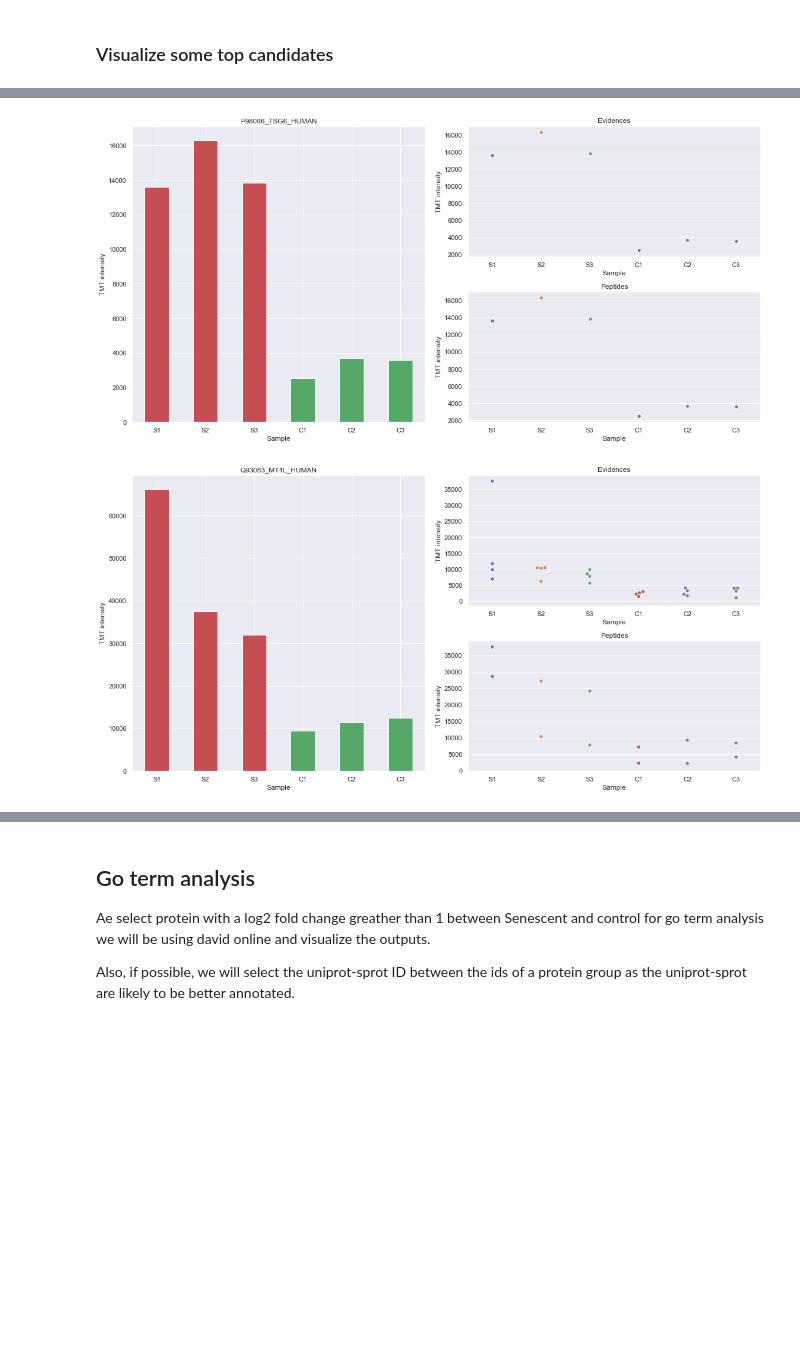
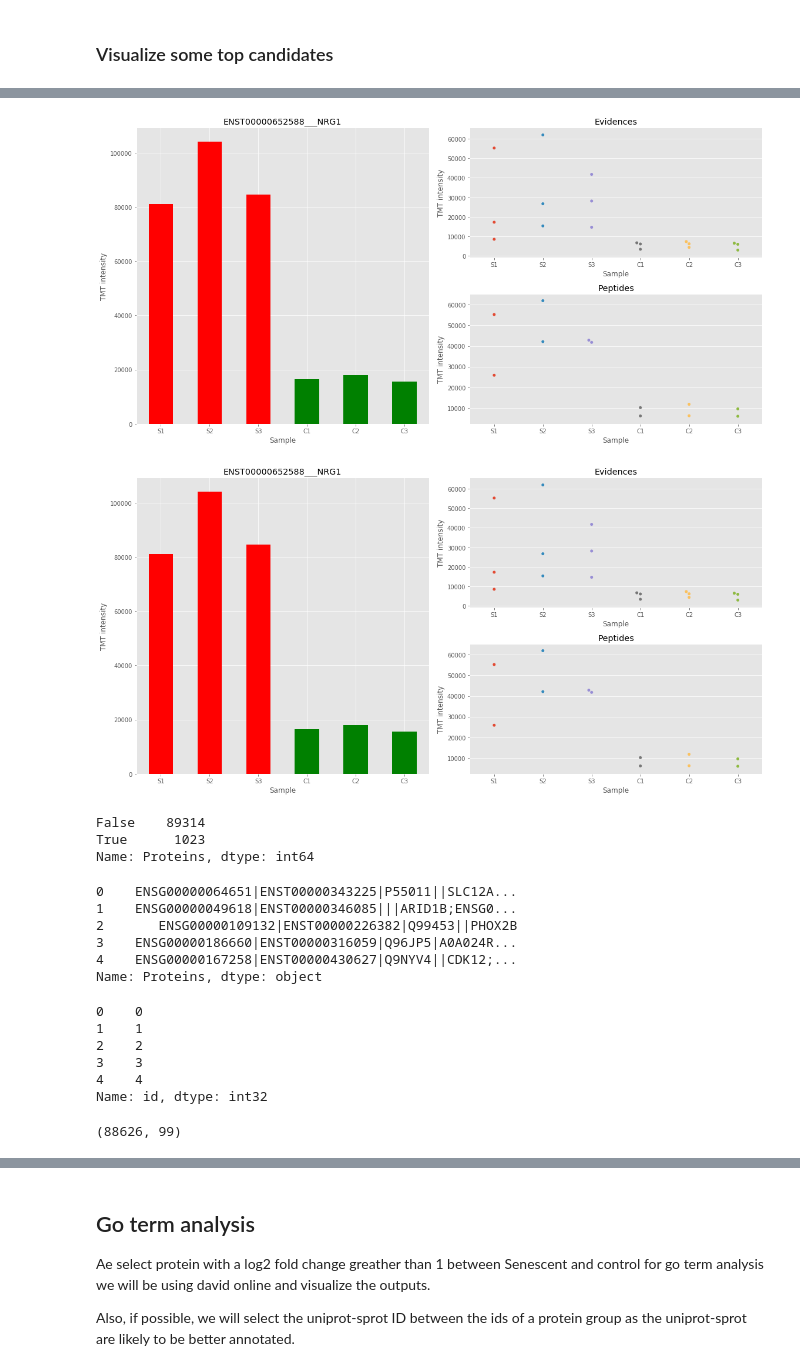
Before and after one commit to mtinti/old_age, a Jupyter notebook: analysis-def.ipynb, the cells around one changed output, grey strips where cells are left out. Saved outputs shown, nothing was run; the diff lists cells and outputs as text; code cells hidden in the pictures; blank space fills up the shorter version.

```diff
--- a/analysis-def.ipynb
+++ b/analysis-def.ipynb
@@ -164,0 +203,19 @@ plt.show()
+# %%
+TXT_PATH = 'D:\\michele\\old_age\\raw_4x\\combined\\txt\\'
+path=TXT_PATH+'evidence.txt'
+evi = pd.read_table(path)
+temp = evi[['Reporter intensity corrected {}'.format(n) for n in range(1,7)]]
+fig,ax=plt.subplots(figsize=(8,4))
+(temp.replace(0,np.nan).notnull().sum(axis=0)/temp.shape[0]*100).plot(kind='bar',ax=ax)
+ax.set_xticklabels(['C-'+str(n) for n in [1,2,3,4,5,6]])
+ax.set_xlabel('TMT channels')
+ax.set_ylabel('Percentage labelled peptides')
+ax.set_title('Label efficency')
+ax.set_ylim(80,100)
+rects = ax.patches
+labels = ["C-%d" % i for i in [126,127,128,129,130,131]]
+for rect, label in zip(rects, labels):
+    height = rect.get_height()
+    ax.text(rect.get_x() + rect.get_width() / 2, height + 1, label,
+            ha='center', va='bottom')
+plt.show()
@@ -173,11 +237,0 @@ msms = pd.read_table(path)
-# %%
-fig,ax=plt.subplots(figsize=(12,6))
-temp = msms[['Raw file','Retention time']].groupby('Raw file')['Retention time']
-temp.plot(kind='hist',ax=ax, histtype='step',bins=50)
-leg = plt.legend(loc='center left', bbox_to_anchor=(1, 0.5),title="Raw files")
-for l in leg.legendHandles:
-    l.set_linewidth('8')
-ax.set_xlabel('Retention Time')
-ax.set_ylabel('Number Of Identifications')
-plt.title('Gradient Efficiency')
-plt.show()
@@ -808,8 +912,44 @@ up_senescent.sort_values('FC').head(10)
 # %%
-make_plot(prot_id= 4460, typeOfPlot='swarm')
+make_plot(prot_id= 5986, typeOfPlot='swarm')
 # %% [output]
-[figure, old version]
+[figure, new version]
 # %%
-make_plot(prot_id= 6501)
+make_plot(prot_id= 5986)
 # %% [output]
-[figure, old version]
+[figure, new version]
+# %%
+peptides['Proteins'].str.contains('__').value_counts()
+# %% [output]
+False    89314
+True      1023
+Name: Proteins, dtype: int64
+# %%
+peptides['Proteins'][~peptides['Proteins'].isin(df['Protein IDs'])].head()
+#tag = df['Only identified by site'].astype(str)+df['Reverse'].astype(str)+df['Potential contaminant'].astype(str)
+#tag.head()
+# %% [output]
+0    ENSG00000064651|ENST00000343225|P55011||SLC12A...
+1    ENSG00000049618|ENST00000346085|||ARID1B;ENSG0...
+2       ENSG00000109132|ENST00000226382|Q99453||PHOX2B
+3    ENSG00000186660|ENST00000316059|Q96JP5|A0A024R...
+4    ENSG00000167258|ENST00000430627|Q9NYV4||CDK12;...
+Name: Proteins, dtype: object
+# %%
+peptides['id'].head()
+# %% [output]
+0    0
+1    1
+2    2
+3    3
+4    4
+Name: id, dtype: int32
+# %%
+#%%time
+to_find = []
+for n in df['Peptide IDs']:
+    for m in n.split(';'):
+        to_find.append(int(m))
+to_find = list(set(to_find))
+peptides.loc[to_find].shape
+# %% [output]
+(88626, 99)
```
Also changed, not shown: parts of 67 cells of this notebook, 2 other files.
